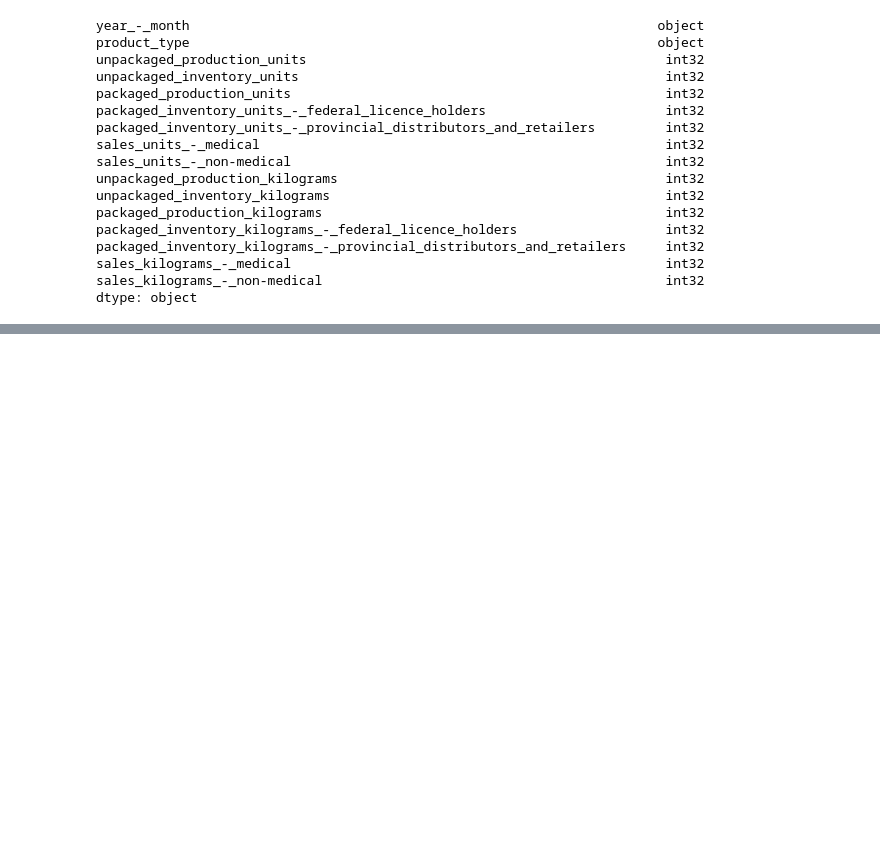
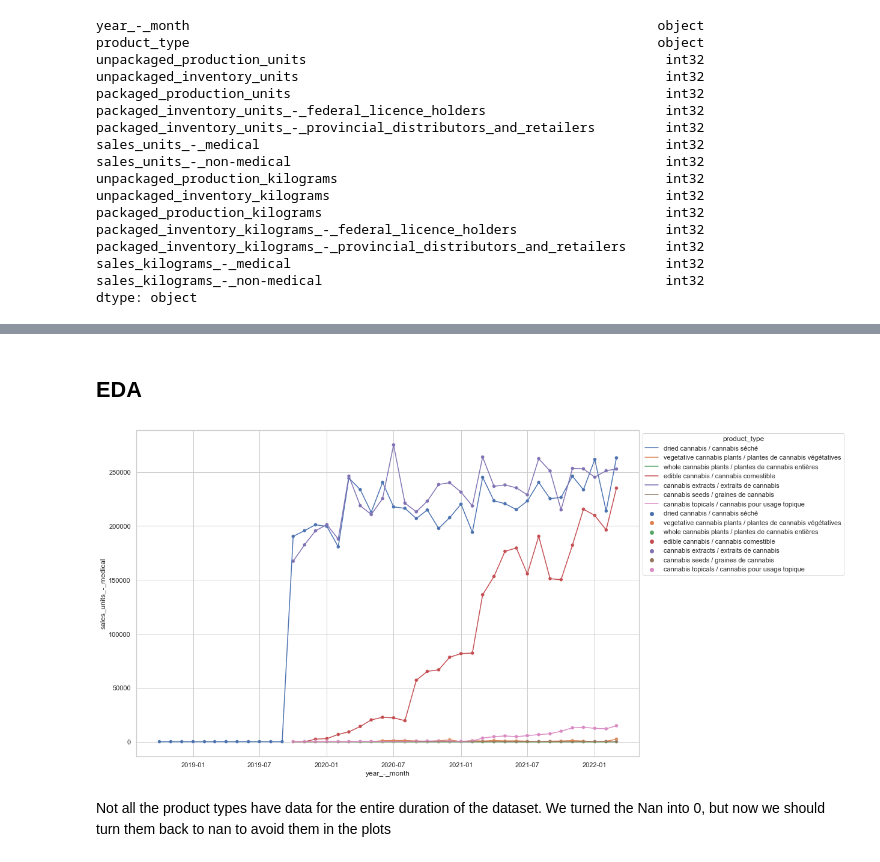
Before and after one commit to HalleypC/Neobi-Questions, a Jupyter notebook: Q3.ipynb, the cells around one changed output, grey strips where cells are left out. Saved outputs shown, nothing was run; the diff lists cells and outputs as text; code cells hidden in the pictures; blank space fills up the shorter version.

```diff
--- a/Q3.ipynb
+++ b/Q3.ipynb
@@ -174,0 +154,13 @@ len(feature_list)
+# %% [markdown]
+## EDA
+# %%
+#Plot
+fig, axs = plt.subplots(figsize = (15,10))
+
+sns.lineplot(data = df, x = 'year_-_month', y = "sales_units_-_medical", hue = 'product_type', ax=axs)
+sns.scatterplot(data = df, x = 'year_-_month', y = "sales_units_-_medical", hue = 'product_type', ax=axs)
+sns.move_legend(axs, "upper left", bbox_to_anchor=(1, 1))
+# %% [output]
+[figure, added]
+# %% [markdown]
+Not all the product types have data for the entire duration of the dataset. We turned the Nan into 0, but now we should turn them back to nan to avoid them in the plots
```
Also changed, not shown: parts of 38 cells of this notebook.
